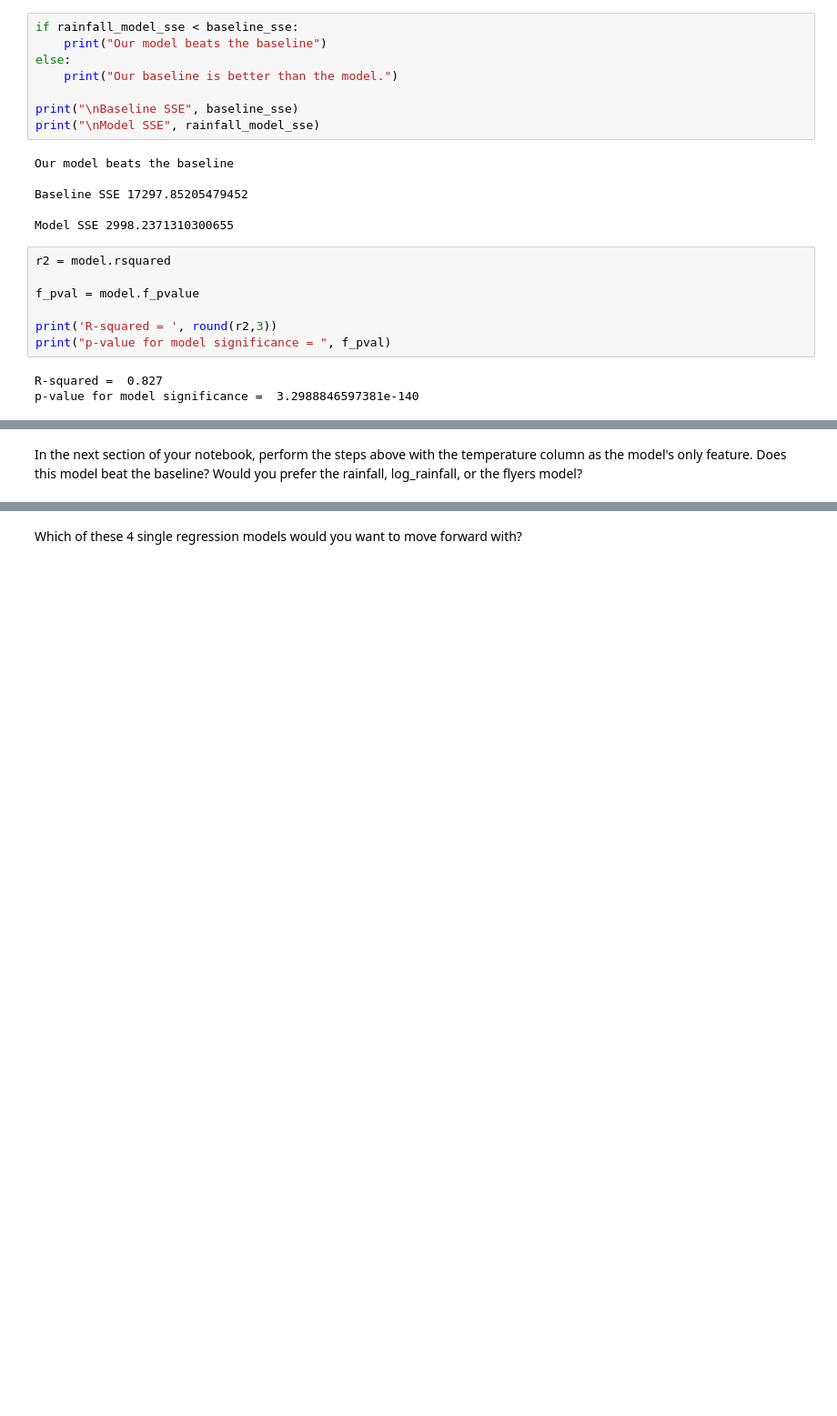
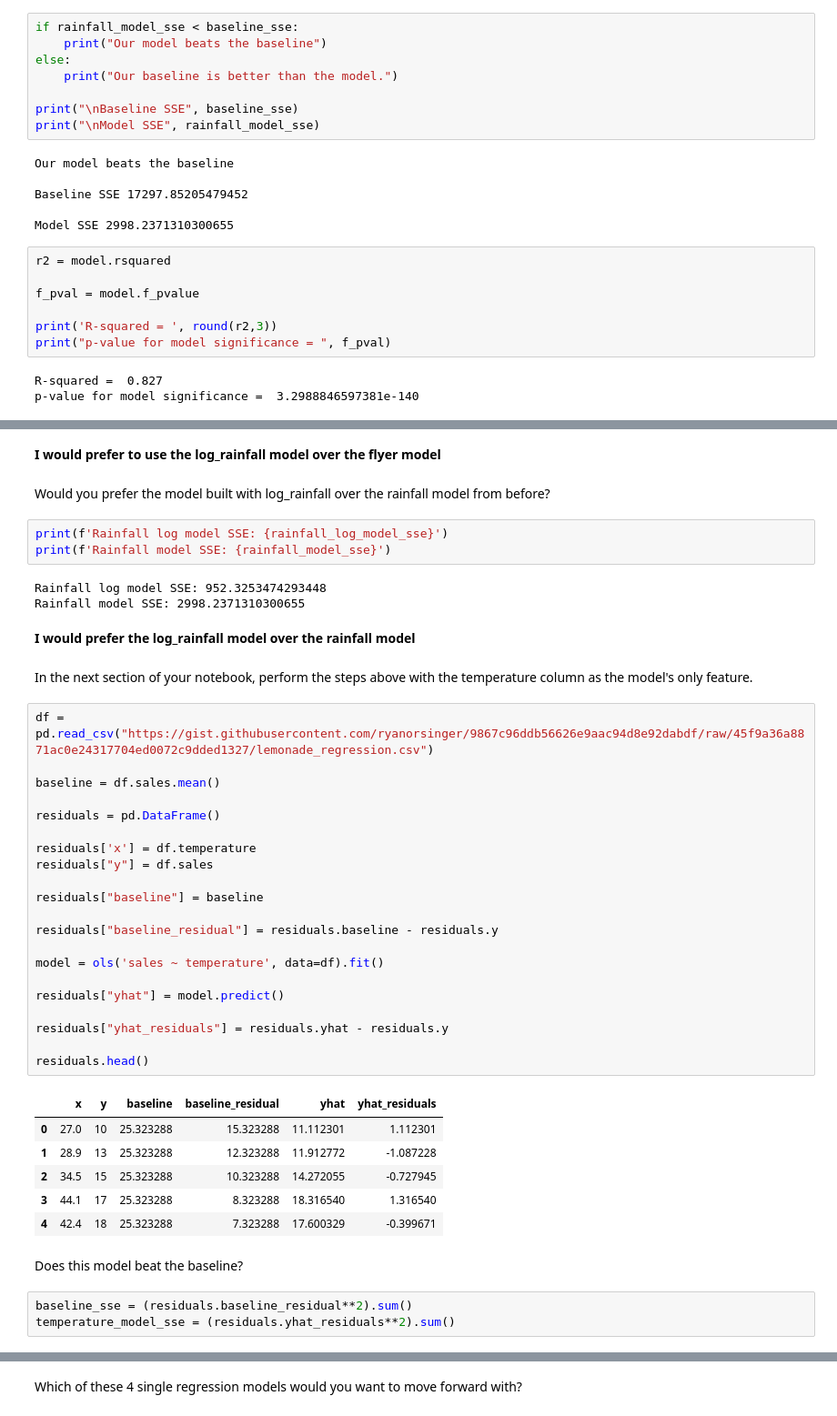
Before and after one commit to gilbert-noriega-ii/regression-exercises, a Jupyter notebook: evaluate.ipynb, the cells around one changed output, grey strips where cells are left out. Shown: that part at 91% size. Cells and saved outputs as stored; diff of their text form; blank space fills up the shorter version.

```diff
--- a/evaluate.ipynb
+++ b/evaluate.ipynb
@@ -181,2 +253,47 @@ In the next section of your notebook, perform the steps above with the log_rainf
+# %% [markdown]
+**I would prefer to use the log_rainfall model over the flyer model**
+# %% [markdown]
+Would you prefer the model built with log_rainfall over the rainfall model from before?
+# %%
+print(f'Rainfall log model SSE: {rainfall_log_model_sse}')
+print(f'Rainfall model SSE: {rainfall_model_sse}')
+# %% [output]
+Rainfall log model SSE: 952.3253474293448
+Rainfall model SSE: 2998.2371310300655
+# %% [markdown]
+**I would prefer the log_rainfall model over the rainfall model**
 # %% [markdown]
-In the next section of your notebook, perform the steps above with the temperature column as the model's only feature. Does this model beat the baseline? Would you prefer the rainfall, log_rainfall, or the flyers model?
+In the next section of your notebook, perform the steps above with the temperature column as the model's only feature.
+# %%
+df = pd.read_csv("https://gist.githubusercontent.com/ryanorsinger/9867c96ddb56626e9aac94d8e92dabdf/raw/45f9a36a8871ac0e24317704ed0072c9dded1327/lemonade_regression.csv")
+
+baseline = df.sales.mean()
+
+residuals = pd.DataFrame()
+
+residuals['x'] = df.temperature
+residuals["y"] = df.sales
+
+residuals["baseline"] = baseline
+
+residuals["baseline_residual"] = residuals.baseline - residuals.y
+
+model = ols('sales ~ temperature', data=df).fit()
+
+residuals["yhat"] = model.predict()
+
+residuals["yhat_residuals"] = residuals.yhat - residuals.y
+
+residuals.head()
+# %% [output]
+|  | x | y | baseline | baseline_residual | yhat | yhat_residuals |
+| 0 | 27.0 | 10 | 25.323288 | 15.323288 | 11.112301 | 1.112301 |
+| 1 | 28.9 | 13 | 25.323288 | 12.323288 | 11.912772 | -1.087228 |
+| 2 | 34.5 | 15 | 25.323288 | 10.323288 | 14.272055 | -0.727945 |
+| 3 | 44.1 | 17 | 25.323288 | 8.323288 | 18.316540 | 1.316540 |
+| 4 | 42.4 | 18 | 25.323288 | 7.323288 | 17.600329 | -0.399671 |
+# %% [markdown]
+Does this model beat the baseline?
+# %%
+baseline_sse = (residuals.baseline_residual**2).sum()
+temperature_model_sse = (residuals.yhat_residuals**2).sum()
```
Also changed, not shown: parts of 32 cells of this notebook.
